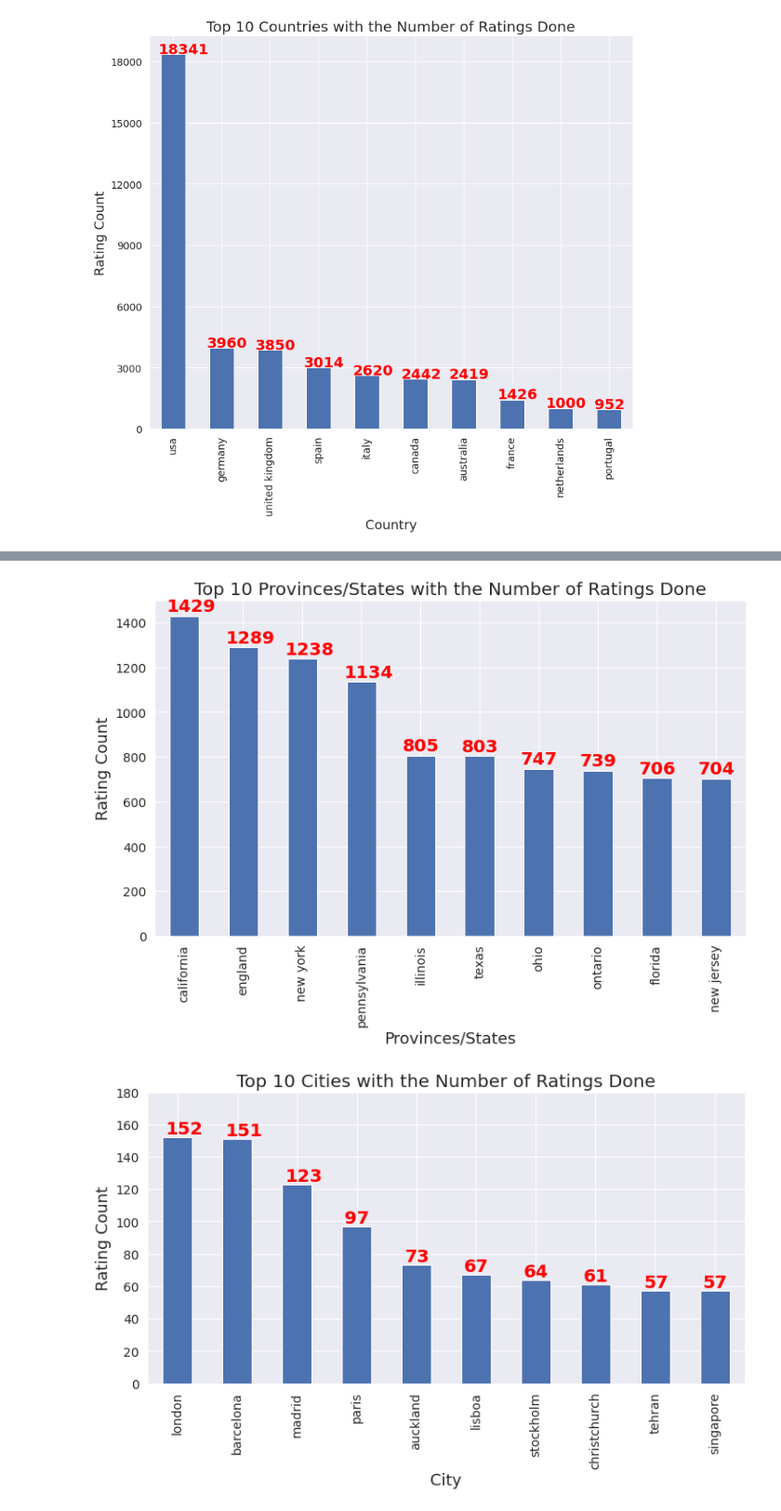
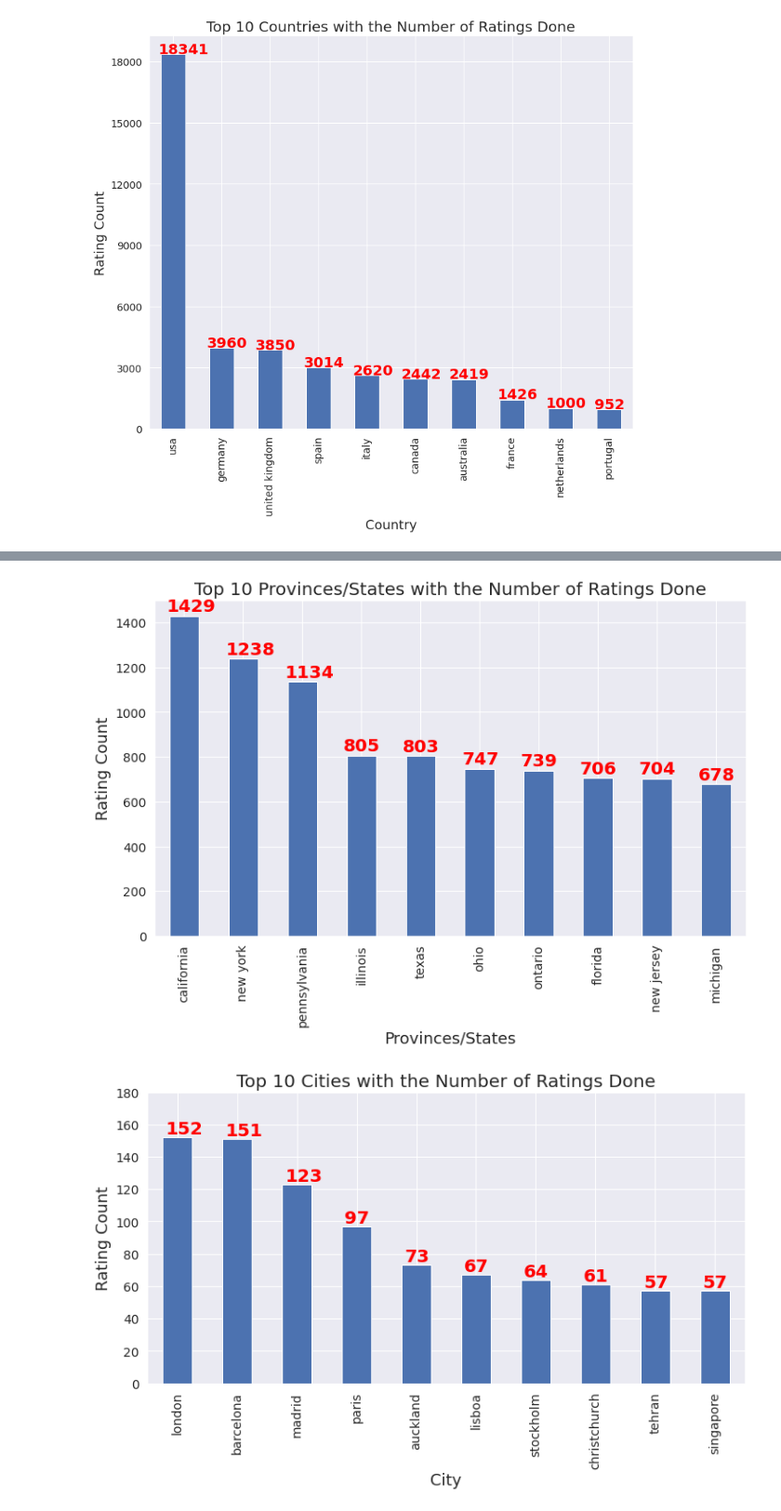
Before and after one commit to chvikas/Book-Recommendation-System, a Jupyter notebook: Book_Recommendation_System_Unsupervised_ML.ipynb, the cells around one changed output, grey strips where cells are left out. Shown at 93% size. Saved outputs shown, nothing was run; the diff lists cells and outputs as text; code cells hidden in the pictures.

```diff
--- a/Book_Recommendation_System_Unsupervised_ML.ipynb
+++ b/Book_Recommendation_System_Unsupervised_ML.ipynb
@@ -324,19 +380,19 @@ plt.show()
 # %%
 #bar graph for top 10 provinces/states with highest ratings
 plt.figure(figsize=[12,7])
-location_df['province_state'].value_counts()[1:11].plot(kind='bar')
+location_df[(location_df['province_state']!='n/a') & (location_df['province_state']!='england')]['province_state'].value_counts()[0:10].plot(kind='bar')
 
 plt.title("Top 10 Provinces/States with the Number of Ratings Done", fontsize=20)
 plt.xlabel('Provinces/States', fontsize=18)
 plt.xticks(fontsize=14)
 plt.ylabel('Rating Count', fontsize=18)
 plt.yticks(np.arange(0,1600,200), fontsize=14)
 
-for index, value in enumerate(list(location_df['province_state'].value_counts()[1:11].values)):
+for index, value in enumerate(list(location_df[(location_df['province_state']!='n/a') & (location_df['province_state']!='england')]['province_state'].value_counts()[0:10].values)):
   plt.text(index-0.3, value+20, str(value), color = 'red', fontweight = 'bold', fontsize = 20)
 plt.show()
 # %% [output]
-[figure, old version]
+[figure, new version]
 # %%
 #bar graph for top 10 cities with highest ratings
 plt.figure(figsize=[12,6])
```
Also changed, not shown: parts of 17 cells of this notebook.
